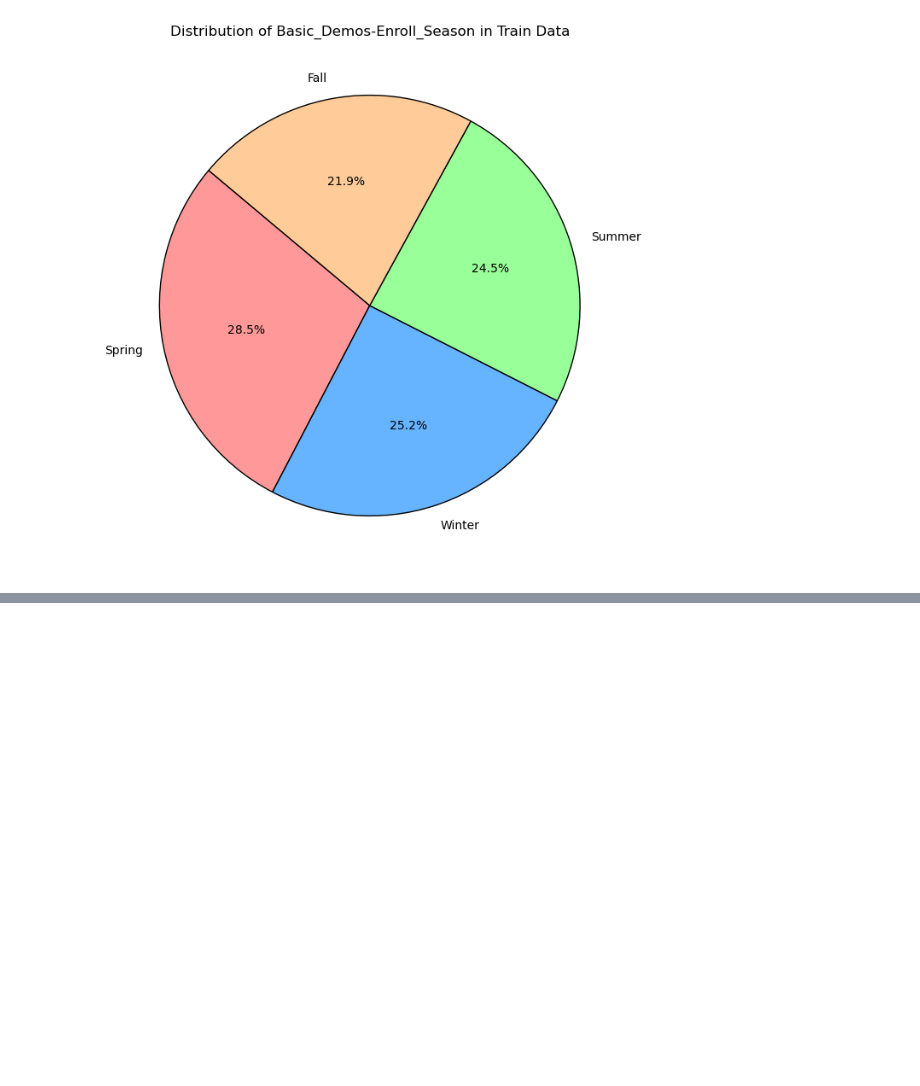
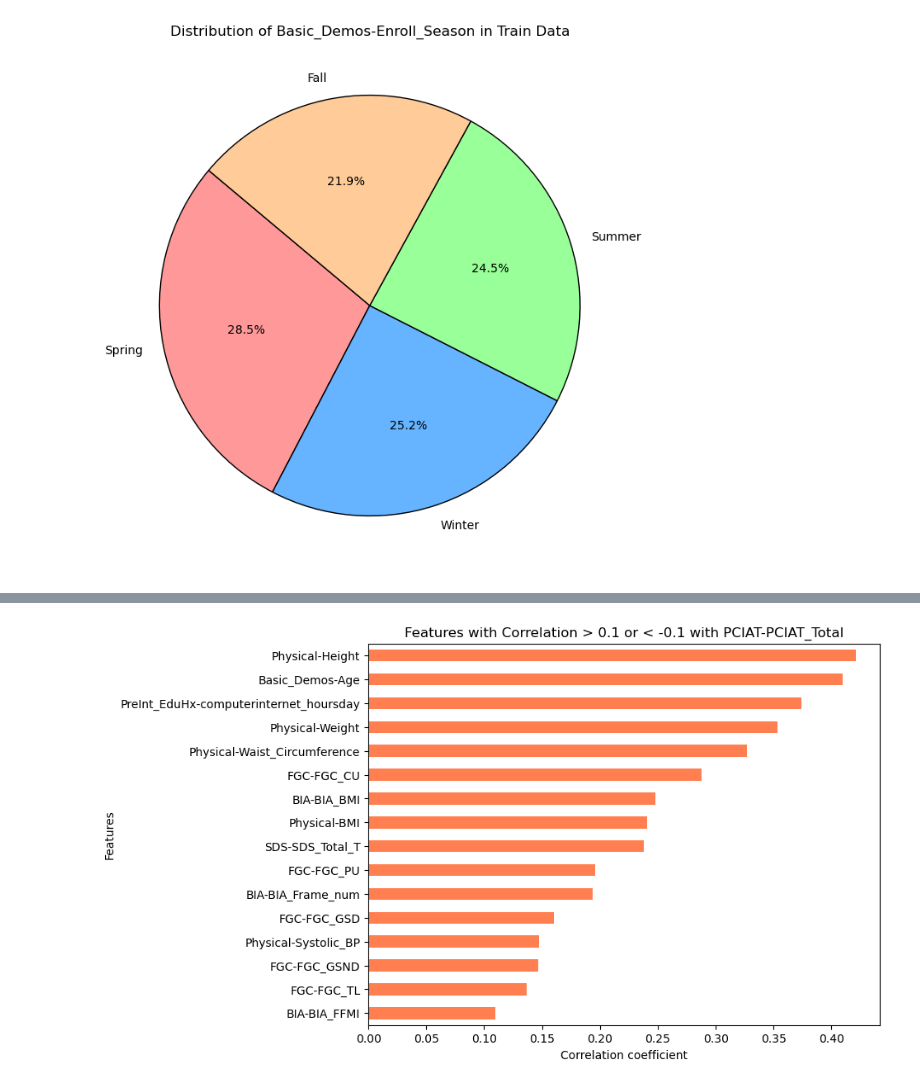
Before and after one commit to phoneTWS1/DM_FinalProject, a Jupyter notebook: chart.ipynb, the cells around one changed output, grey strips where cells are left out. Saved outputs shown, nothing was run; the diff lists cells and outputs as text; code cells hidden in the pictures; blank space fills up the shorter version.

```diff
--- a/chart.ipynb
+++ b/chart.ipynb
@@ -33,0 +78,22 @@ plt.show()
+# %%
+# 建立反向映射字典
+reverse_sex_mapping = {'male': 0, 'female': 1}
+
+# 使用 map 函數將文字標籤映射回數值
+train_df['Basic_Demos-Sex'] = train_df['Basic_Demos-Sex'].map(reverse_sex_mapping)
+# %%
+corr_matrix = train_df[['PCIAT-PCIAT_Total', 'Basic_Demos-Age', 'Basic_Demos-Sex', 'Physical-BMI',
+                        'Physical-Height', 'Physical-Weight', 'Physical-Waist_Circumference',
+                        'Physical-Diastolic_BP', 'Physical-Systolic_BP', 'Physical-HeartRate',
+                        'PreInt_EduHx-computerinternet_hoursday', 'SDS-SDS_Total_T', 'PAQ_A-PAQ_A_Total',
+                        'PAQ_C-PAQ_C_Total', 'Fitness_Endurance-Max_Stage', 'Fitness_Endurance-Time_Mins',
+                        'Fitness_Endurance-Time_Sec', 'FGC-FGC_CU', 'FGC-FGC_GSND', 'FGC-FGC_GSD',
+                        'FGC-FGC_PU', 'FGC-FGC_SRL', 'FGC-FGC_SRR', 'FGC-FGC_TL', 'BIA-BIA_Activity_Level_num',
+                        'BIA-BIA_BMC', 'BIA-BIA_BMI', 'BIA-BIA_BMR', 'BIA-BIA_DEE', 'BIA-BIA_ECW', 'BIA-BIA_FFM',
+                        'BIA-BIA_FFMI', 'BIA-BIA_FMI', 'BIA-BIA_Fat', 'BIA-BIA_Frame_num', 'BIA-BIA_ICW',
+                        'BIA-BIA_LDM', 'BIA-BIA_LST', 'BIA-BIA_SMM', 'BIA-BIA_TBW']].corr()
+# %%
+sii_corr = corr_matrix['PCIAT-PCIAT_Total'].drop('PCIAT-PCIAT_Total')
+filtered_corr = sii_corr[(sii_corr > 0.1) | (sii_corr < -0.1)]
+
+print(filtered_corr)
@@ -33,0 +118,9 @@ plt.show()
+# %%
+plt.figure(figsize=(8, 6))
+filtered_corr.sort_values().plot(kind='barh', color='coral')
+plt.title('Features with Correlation > 0.1 or < -0.1 with PCIAT-PCIAT_Total')
+plt.xlabel('Correlation coefficient')
+plt.ylabel('Features')
+plt.show()
+# %% [output]
+[figure, added]
```
Also changed, not shown: parts of 3 cells of this notebook.
